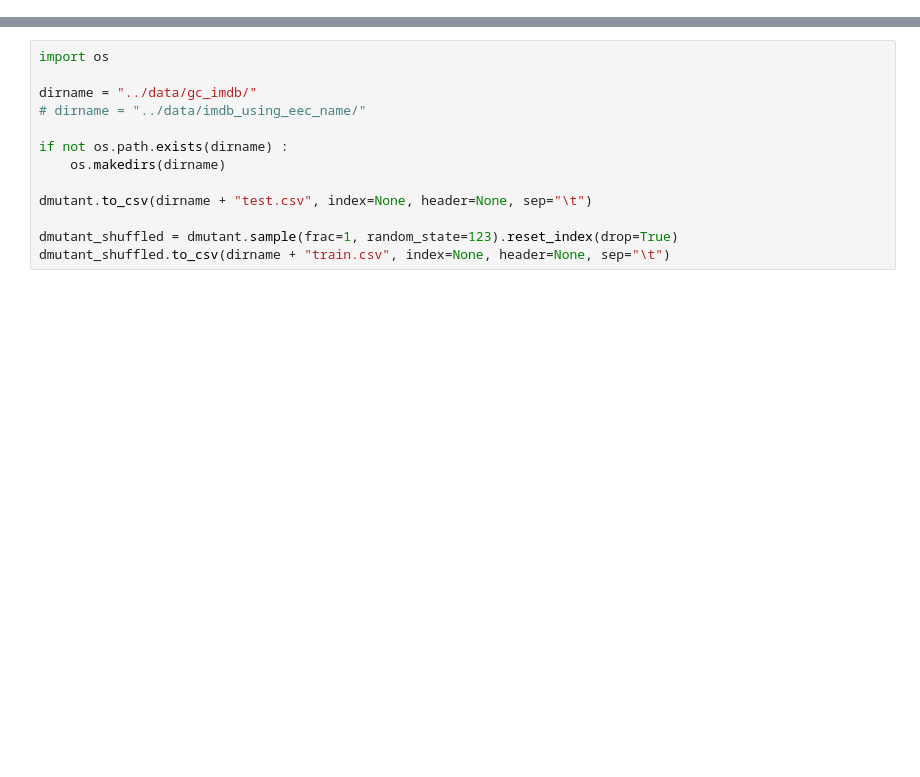
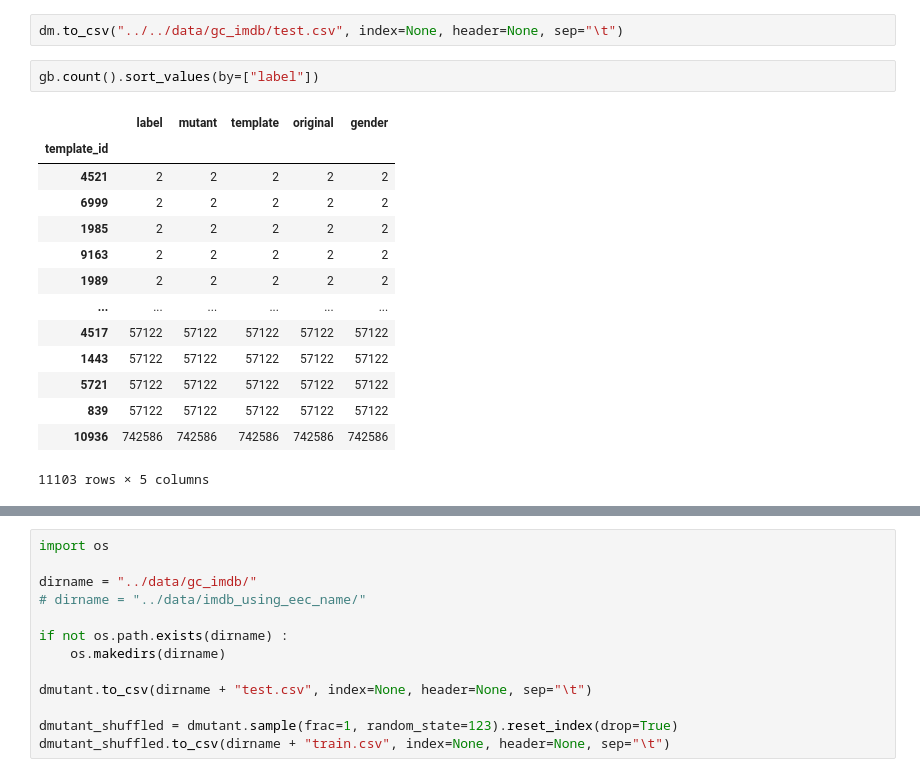
Before and after one commit to soarsmu/BiasFinder, a Jupyter notebook: codes/gender/mutant-generation.ipynb, the cells around one changed output, grey strips where cells are left out. Drawn from its saved outputs; the diff is of its cells as text; blank space fills up the shorter version.

```diff
--- a/codes/gender/mutant-generation.ipynb
+++ b/codes/gender/mutant-generation.ipynb
@@ -242,0 +134,19 @@ dmutant
+# %%
+dm.to_csv("../../data/gc_imdb/test.csv", index=None, header=None, sep="\t")
+# %%
+gb.count().sort_values(by=["label"])
+# %% [output]
+|  | label | mutant | template | original | gender |
+| template_id |  |  |  |  |  |
+| 4521 | 2 | 2 | 2 | 2 | 2 |
+| 6999 | 2 | 2 | 2 | 2 | 2 |
+| 1985 | 2 | 2 | 2 | 2 | 2 |
+| 9163 | 2 | 2 | 2 | 2 | 2 |
+| 1989 | 2 | 2 | 2 | 2 | 2 |
+| ... | ... | ... | ... | ... | ... |
+| 4517 | 57122 | 57122 | 57122 | 57122 | 57122 |
+| 1443 | 57122 | 57122 | 57122 | 57122 | 57122 |
+| 5721 | 57122 | 57122 | 57122 | 57122 | 57122 |
+| 839 | 57122 | 57122 | 57122 | 57122 | 57122 |
+| 10936 | 742586 | 742586 | 742586 | 742586 | 742586 |
+11103 rows × 5 columns
```
Also changed, not shown: parts of 44 cells of this notebook, 19 other files.
